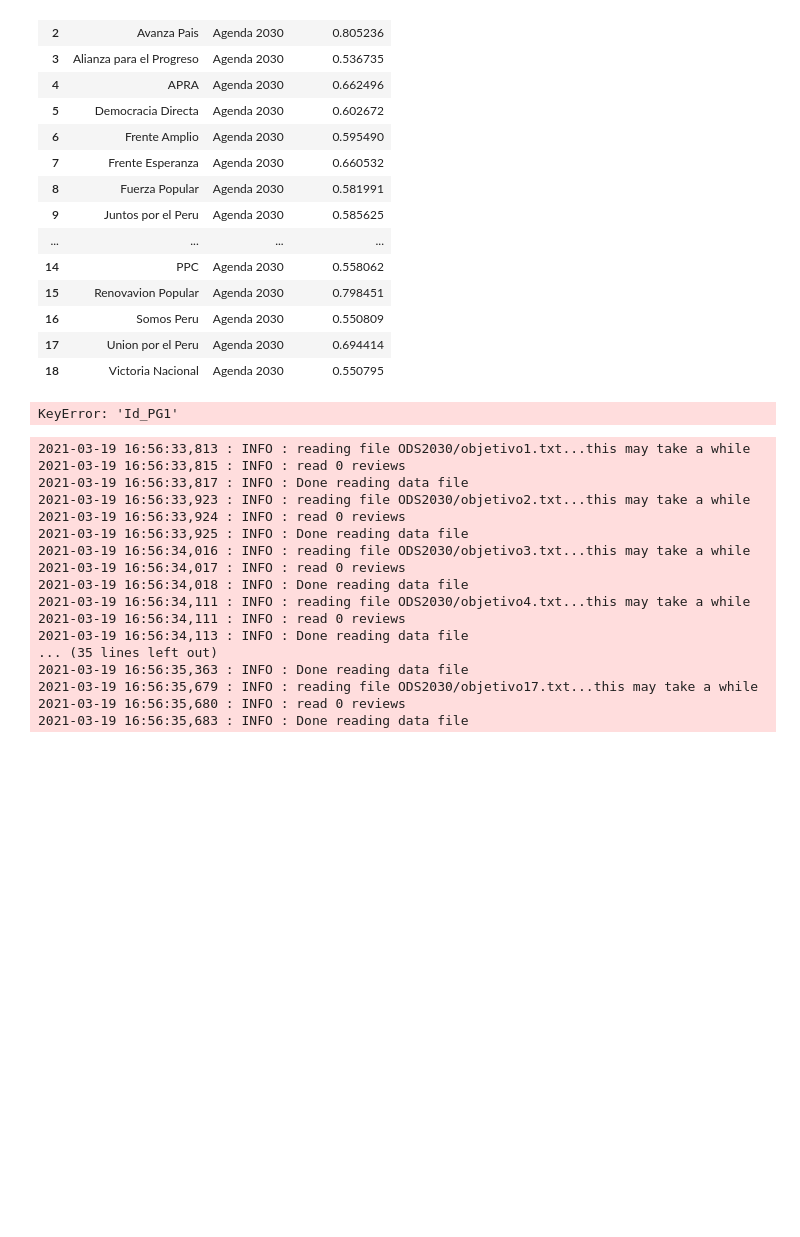
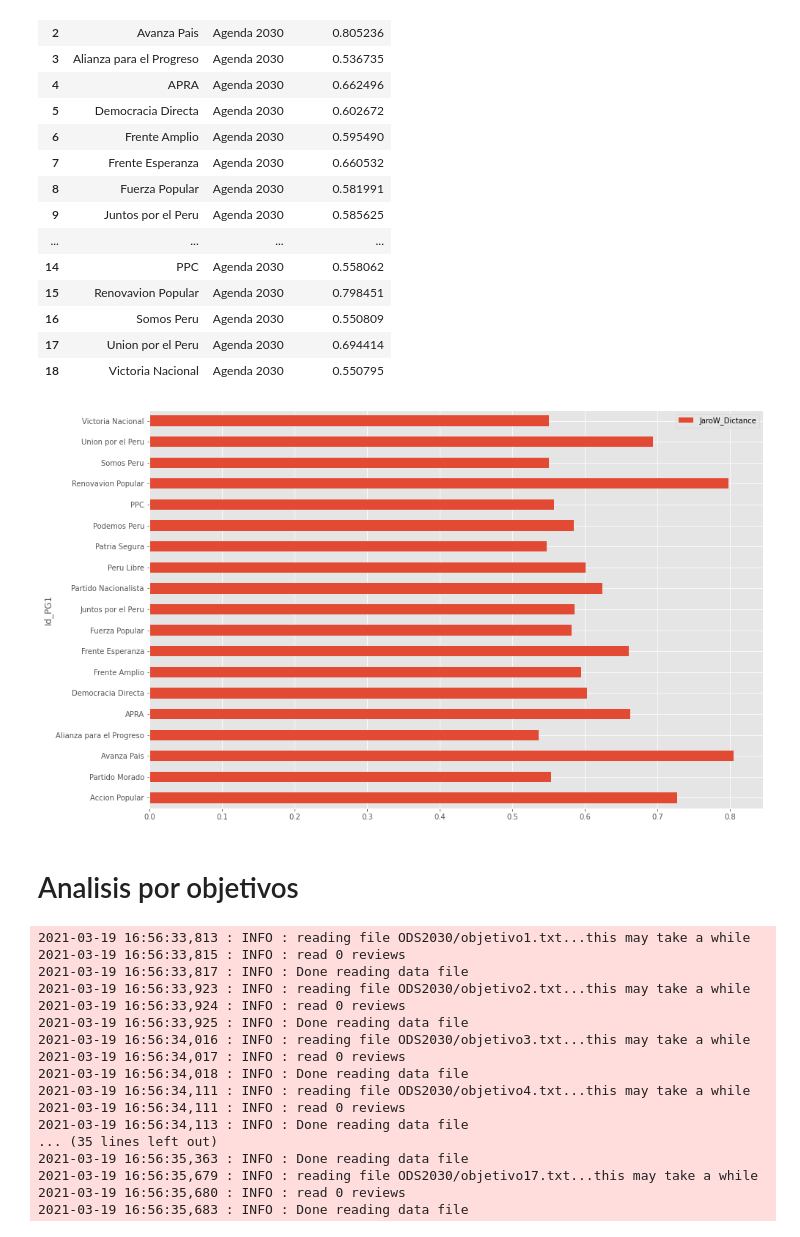
Before and after one commit to Honorio-apz/gobierno, a Jupyter notebook: PlanesdeGobierno0.2.ipynb, the cells around one changed output. Saved outputs shown, nothing was run; the diff lists cells and outputs as text; code cells hidden in the pictures; blank space fills up the shorter version.

```diff
--- a/PlanesdeGobierno0.2.ipynb
+++ b/PlanesdeGobierno0.2.ipynb
@@ -632,10 +616,12 @@ df
 | 18 | Victoria Nacional | Agenda 2030 | 0.550795 |
 # %%
 from matplotlib import style
-style.use('ggplot')|df.plot(x='Id_PG1',kind='barh', rot=0, figsize=(15, 10))
+df.plot(x='Id_PG1',kind='barh', rot=0, figsize=(15, 10))
 plt.show()
 # %% [output]
-KeyError: 'Id_PG1'
+[figure, added]
+# %% [markdown]
+# Analisis por objetivos
 # %%
 data_file="ODS2030/objetivo1.txt"
 objetivo1=setup(data_file)
```
Also changed, not shown: parts of 5 cells of this notebook.
